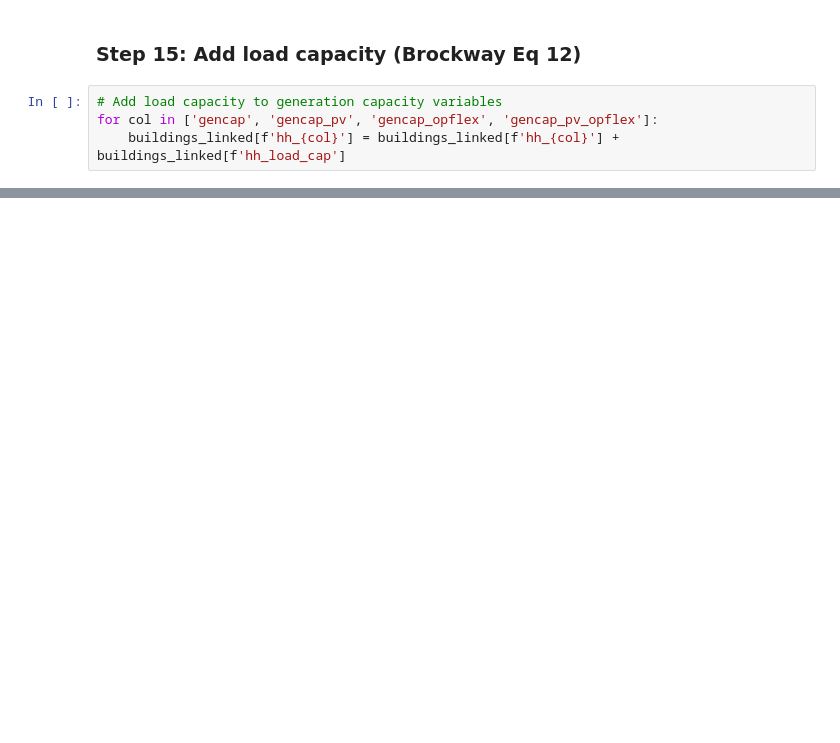
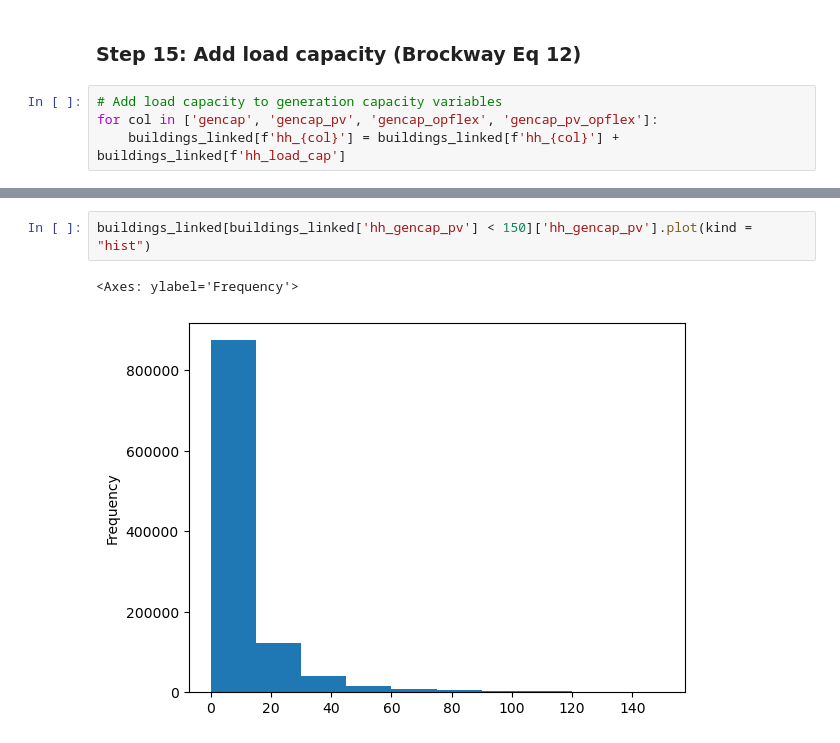
Before and after one commit to sofiiir/hosting-capacity-calculation, a Jupyter notebook: final/pge.ipynb, the cells around one changed output, grey strips where cells are left out. Drawn from its saved outputs; the diff is of its cells as text; blank space fills up the shorter version.

```diff
--- a/final/pge.ipynb
+++ b/final/pge.ipynb
@@ -280,0 +347,5 @@ for col in ['gencap', 'gencap_pv', 'gencap_opflex', 'gencap_pv_opflex']:
+# %%
+buildings_linked[buildings_linked['hh_gencap_pv'] < 150]['hh_gencap_pv'].plot(kind = "hist")
+# %% [output]
+<Axes: ylabel='Frequency'>
+[figure, added]
```
Also changed, not shown: parts of 22 cells of this notebook.
